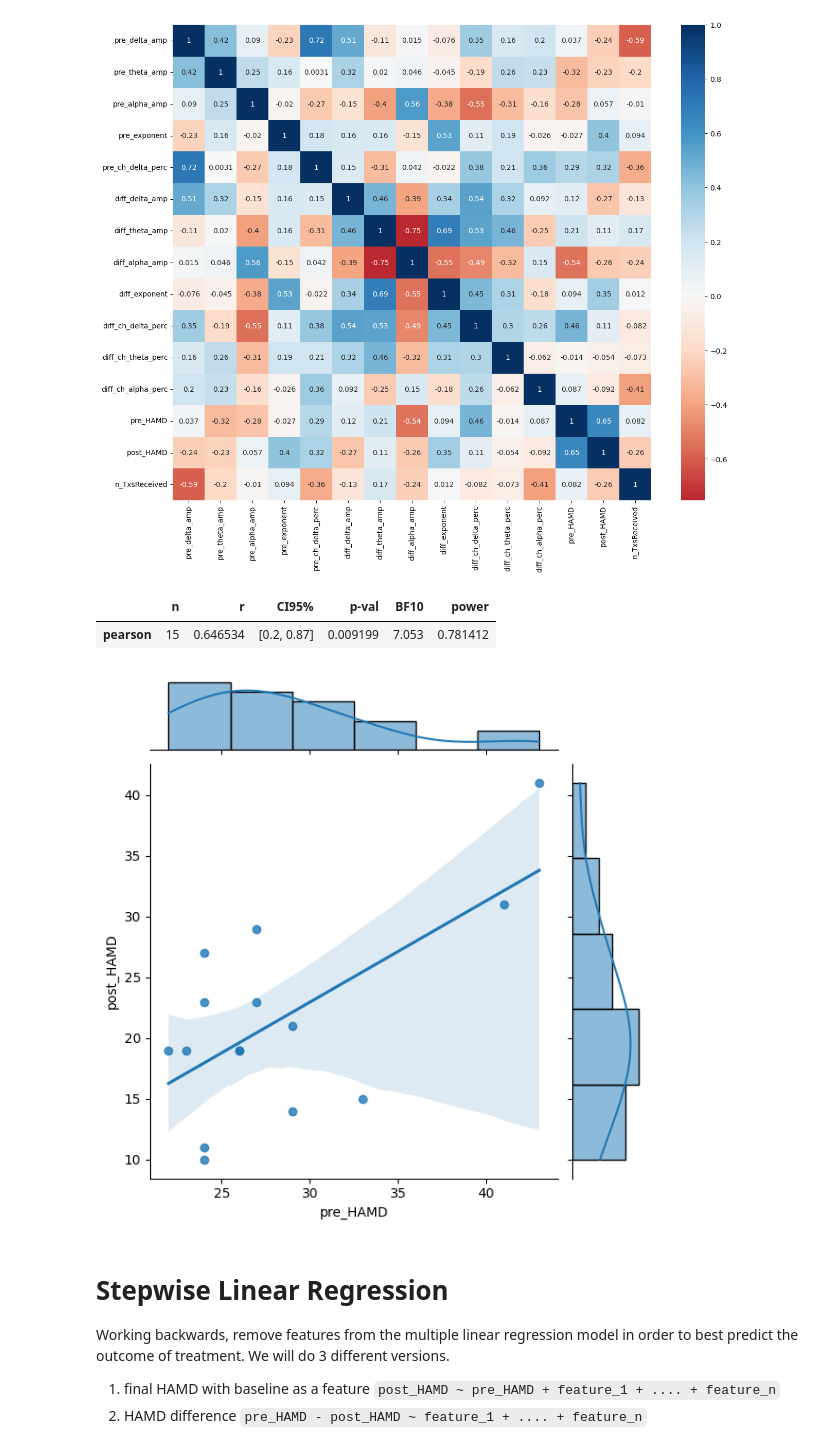
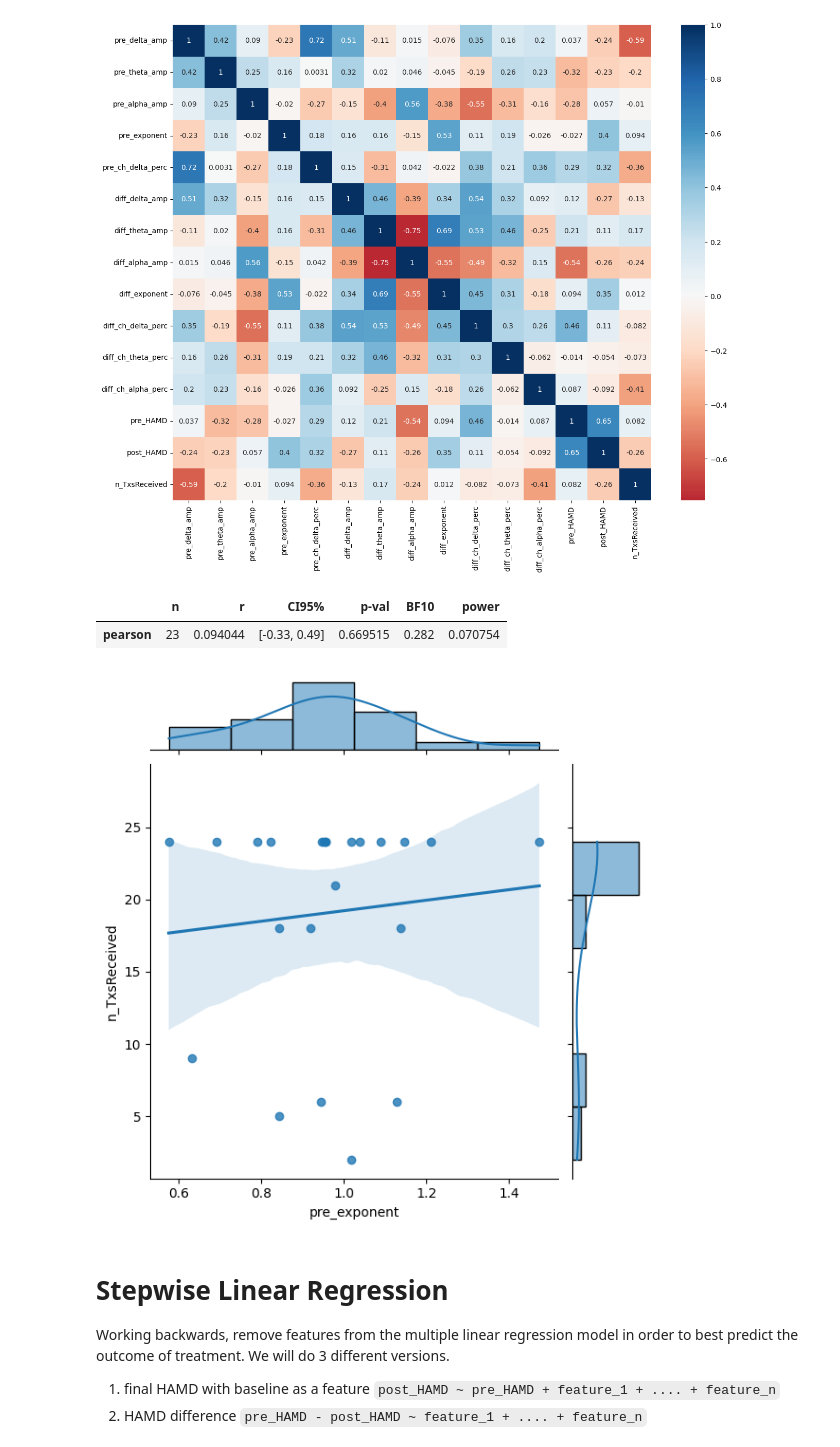
Before and after one commit to voytekresearch/ECT-MST, a Jupyter notebook: 01-MST/03-mst_clinical.ipynb, the cells around one changed output. Saved outputs shown, nothing was run; the diff lists cells and outputs as text; code cells hidden in the pictures.

```diff
--- a/01-MST/03-mst_clinical.ipynb
+++ b/01-MST/03-mst_clinical.ipynb
@@ -179,16 +179,16 @@ sns.heatmap(clin_eeg_df[features].corr(), cmap='RdBu', center=0, annot=True)
 <AxesSubplot:>
 [figure]
 # %%
-x = clin_eeg_df['pre_HAMD']
-y = clin_eeg_df['post_HAMD']
+x = clin_eeg_df['pre_exponent']
+y = clin_eeg_df['n_TxsReceived']
 
 sns.jointplot(x, y, kind="reg")
 
 corr(x,y)
 # %% [output]
 |  | n | r | CI95% | p-val | BF10 | power |
-| pearson | 15 | 0.646534 | [0.2, 0.87] | 0.009199 | 7.053 | 0.781412 |
+| pearson | 23 | 0.094044 | [-0.33, 0.49] | 0.669515 | 0.282 | 0.070754 |
-[figure, old version]
+[figure, new version]
 # %% [markdown]
 # Stepwise Linear Regression
 
```
Also changed, not shown: parts of 8 cells of this notebook, 3 other files.
